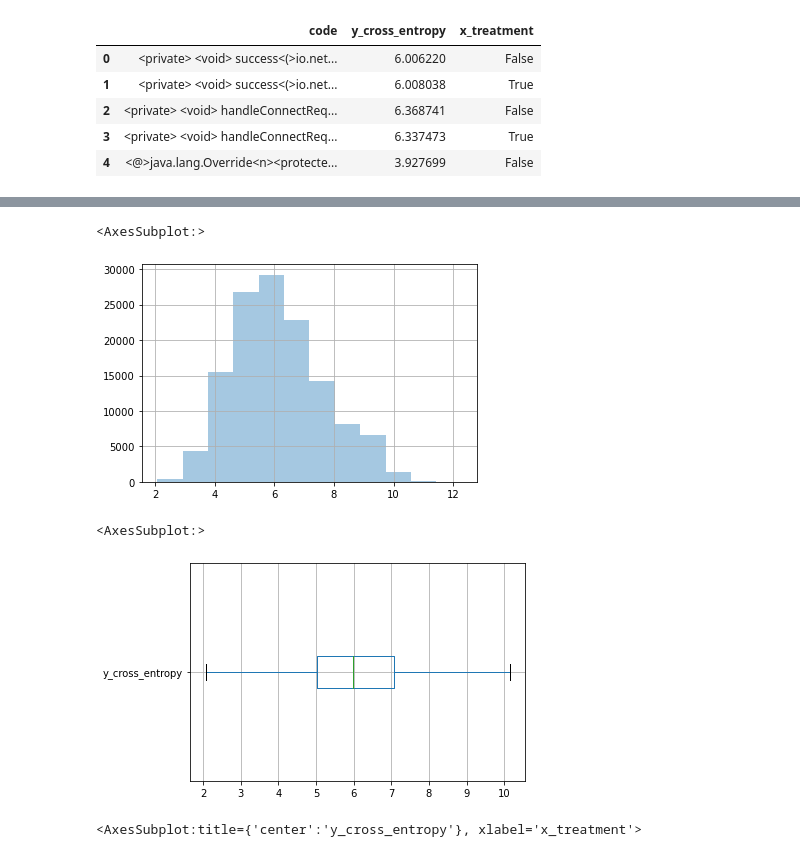
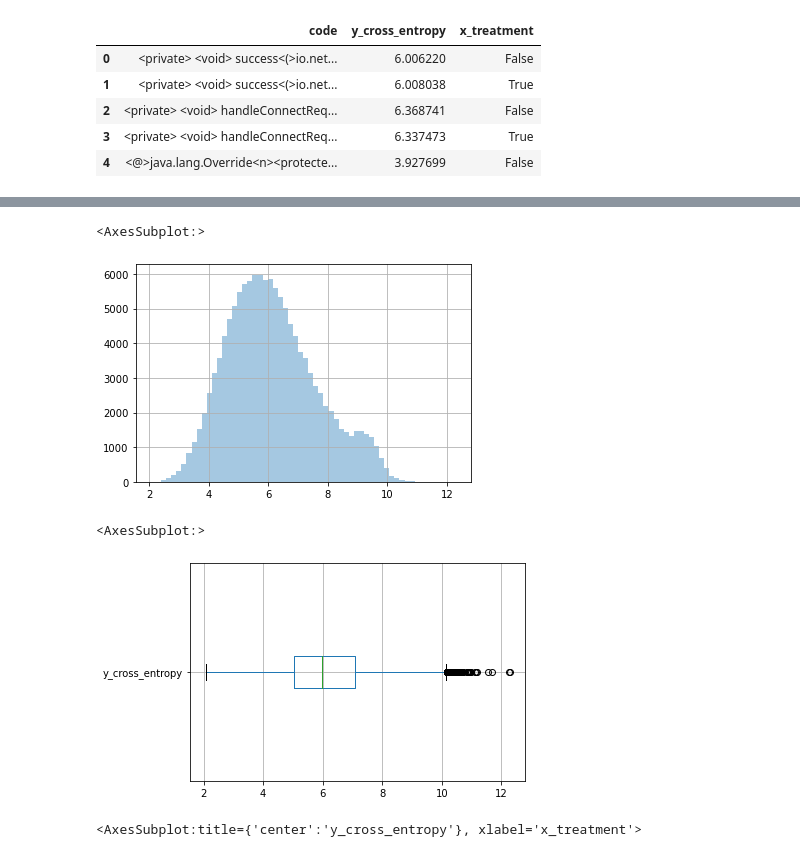
Before and after one commit to ArtificialSoftwareEngineering/InterpretingCodeGeneration, a Jupyter notebook: nbs/00_data.eda.ipynb, the cells around one changed output, grey strips where cells are left out. Saved outputs shown, nothing was run; the diff lists cells and outputs as text; code cells hidden in the pictures.

```diff
--- a/nbs/00_data.eda.ipynb
+++ b/nbs/00_data.eda.ipynb
@@ -154,21 +226,21 @@ df_cross_entr.head()
 # %%
 df_cross_entr['y_cross_entropy'].hist(
-    bins=12,
+    bins=60,
     alpha=0.4
 )
 # %% [output]
 <AxesSubplot:>
-[figure, old version]
+[figure, new version]
 # %%
 df_cross_entr.boxplot(
     column='y_cross_entropy',
-    showfliers=False,
+    showfliers=True,
     vert=False,
     #figsize=(5,7)
 )
 # %% [output]
 <AxesSubplot:>
-[figure, old version]
+[figure, new version]
 # %%
 df_cross_entr.boxplot(
     column='y_cross_entropy',
```
Also changed, not shown: parts of 21 cells of this notebook, 1 other file.
